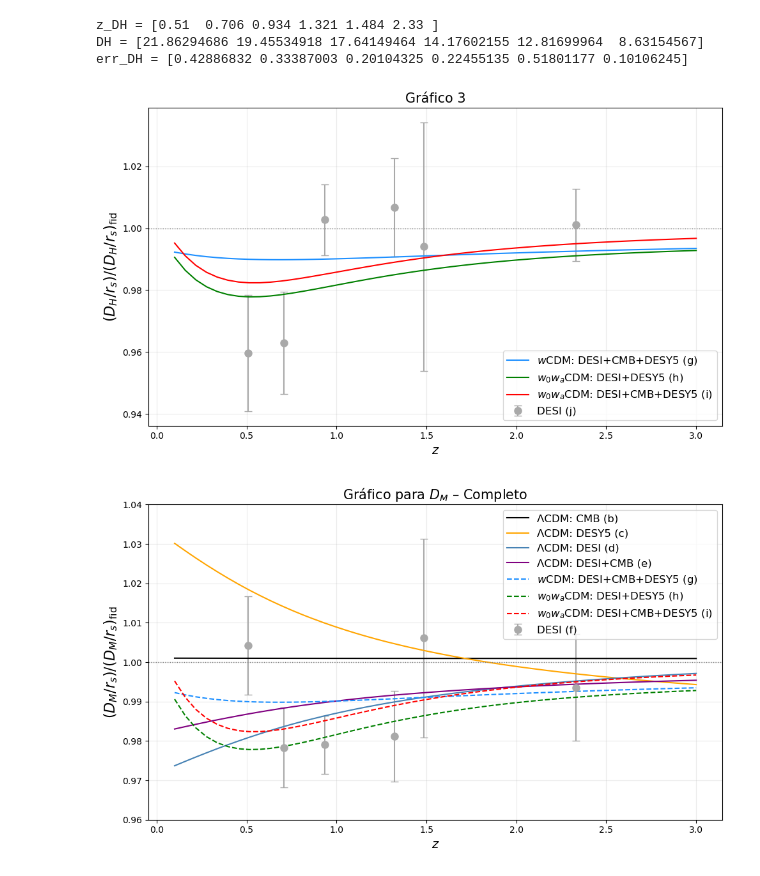
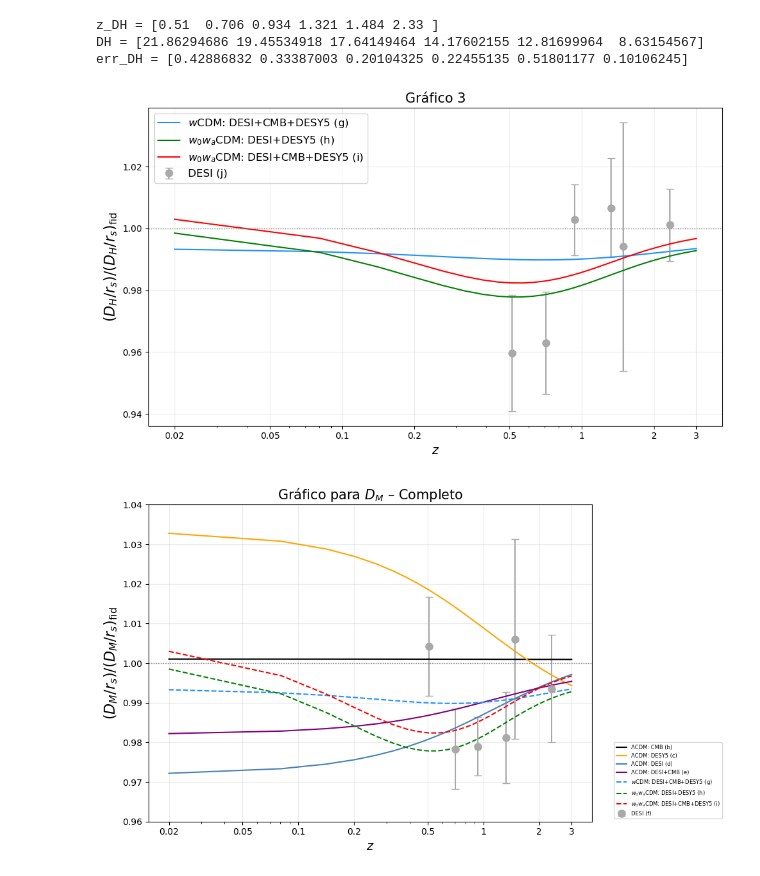
Before and after one commit to paulamachado295/Projeto_LateDE, a Jupyter notebook: Gráfico_Fig13_DESI_DR2.ipynb, the cells around one changed output. Drawn from its saved outputs; the diff is of its cells as text; code cells hidden in the pictures.

Commit message:
Inclusão de escala logarítmica no eixo x, e pequenas edições

```diff
--- a/Gráfico_Fig13_DESI_DR2.ipynb
+++ b/Gráfico_Fig13_DESI_DR2.ipynb
@@ -218,7 +218,7 @@ latede_cosmology_e = camb.set_params(# Background
 results = camb.get_results(latede_cosmology_e)
 
 # Intervalo de redshift
-z_LCDM_e = np.linspace(0.1, 3, 50)
+z_LCDM_e = np.linspace(0.02, 3, 50)
 
 # Distâncias e parâmetros derivados
 DAe_LCDM = results.angular_diameter_distance(z_LCDM_e)   # [Mpc]
@@ -371,7 +373,7 @@ latede_cosmology_g = camb.set_params(# Background
 results = camb.get_results(latede_cosmology_g)
 
 # Intervalo de redshift
-z_w0wa_g = np.linspace(0.1, 3, 50)
+z_w0wa_g = np.linspace(0.02, 3, 50)
 
 # Distâncias e parâmetros derivados
 DAg_w0wa = results.angular_diameter_distance(z_w0wa_g)   # [Mpc]
@@ -404,7 +406,7 @@ latede_cosmology_h = camb.set_params(# Background
 results = camb.get_results(latede_cosmology_h)
 
 # Intervalo de redshift
-z_w0wa_h = np.linspace(0.1, 3, 50)
+z_w0wa_h = np.linspace(0.02, 3, 50)
 
 # Distâncias e parâmetros derivados
 DAh_w0wa = results.angular_diameter_distance(z_w0wa_h)   # [Mpc]
@@ -437,7 +439,7 @@ latede_cosmology_i = camb.set_params(# Background
 results = camb.get_results(latede_cosmology_i)
 
 # Intervalo de redshift
-z_w0wa_i = np.linspace(0.1, 3, 50)
+z_w0wa_i = np.linspace(0.02, 3, 50)
 
 # Distâncias e parâmetros derivados
 DAi_w0wa = results.angular_diameter_distance(z_w0wa_i)   # [Mpc]
@@ -627,6 +633,10 @@ plt.plot(z_w0wa_i, DMi / DMfid_norm,
 # ==========================================
 
 plt.axhline(1.0, color='gray', linestyle=':', linewidth=1)
+plt.xscale('log')             # escala log no eixo x
+plt.title('Gráfico 1', fontsize=15)
+plt.xticks([0.02, 0.05, 0.1, 0.2, 0.5, 1, 2, 3],
+           ['0.02', '0.05', '0.1', '0.2', '0.5', '1', '2', '3'])   # nomeia os pontos do eixo x da forma solicitada
 
 plt.xlabel(r'$z$', fontsize=14)
 plt.ylabel(r'$(D_H/r_s)/(D_H/r_s)_{\rm fid}$', fontsize=16)
@@ -638,7 +648,7 @@ plt.legend(fontsize=12)
 plt.tight_layout()
 plt.show()
 # %% [output]
-[figure, old version]
+[figure, new version]
 # %%
 # ============================
 #  GRÁFICO Completo para D_M
@@ -678,32 +688,43 @@ plt.errorbar(
 # ============================
 # 3. Modelos teóricos (b–i)
 # ============================
 
 plt.plot(z_LCDM_b, DMb / DMfid_norm, label='ΛCDM: CMB (b)', color='black')
 plt.plot(z_LCDM_c, DMc / DMfid_norm, label='ΛCDM: DESY5 (c)', color='orange')
 plt.plot(z_LCDM_d, DMd / DMfid_norm, label='ΛCDM: DESI (d)', color='steelblue')
 plt.plot(z_LCDM_e, DMe / DMfid_norm, label='ΛCDM: DESI+CMB (e)', color='purple')
 
 # modelos novos g, h, i
 plt.plot(z_w0wa_g, DMg / DMfid_norm, label='$w$CDM: DESI+CMB+DESY5 (g)', color='dodgerblue', linestyle="--")
 plt.plot(z_w0wa_h, DMh / DMfid_norm, label='$w_0w_a$CDM: DESI+DESY5 (h)', color='green', linestyle="--")
 plt.plot(z_w0wa_i, DMi / DMfid_norm, label='$w_0w_a$CDM: DESI+CMB+DESY5 (i)', color='red', linestyle="--")
 
 # =======================
 # 4. Ajustes visuais
 # =======================
 
 plt.axhline(1.0, color='gray', linestyle=':', linewidth=1)
+plt.xscale('log')             # escala log no eixo x
+plt.title('Gráfico 1', fontsize=15)
+plt.xticks([0.02, 0.05, 0.1, 0.2, 0.5, 1, 2, 3],
+           ['0.02', '0.05', '0.1', '0.2', '0.5', '1', '2', '3'])   # nomeia os pontos do eixo x da forma solicitada
 
 plt.xlabel(r"$z$", fontsize=14)
 plt.ylabel(r"$(D_M/r_s) / (D_M/r_s)_{\rm fid}$", fontsize=16)
 plt.title("Gráfico para $D_M$ – Completo", fontsize=15)
 
 plt.ylim(0.96, 1.04)  # mesma escala da figura do artigo
 
 plt.grid(alpha=0.25)
-plt.legend(fontsize=12)
+
+plt.legend(
+    fontsize=6,
+    bbox_to_anchor=(1.05, 0.25),   # desloca a legenda para fora do gráfico
+    loc="upper left",           # ancora pelo canto esquerdo
+    borderaxespad=0.
+)
+
 plt.tight_layout()
 plt.show()
 # %% [output]
-[figure, old version]
+[figure, new version]
```
Also changed, not shown: parts of 6 cells of this notebook.
